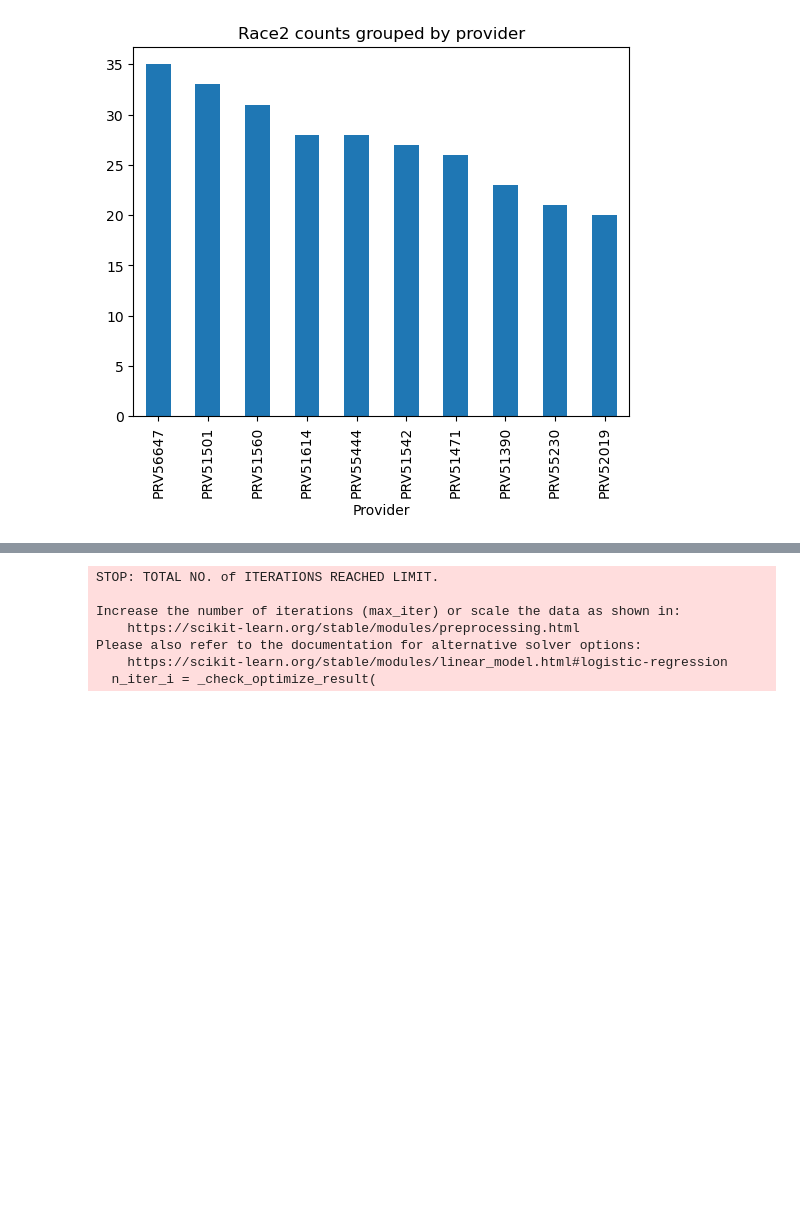
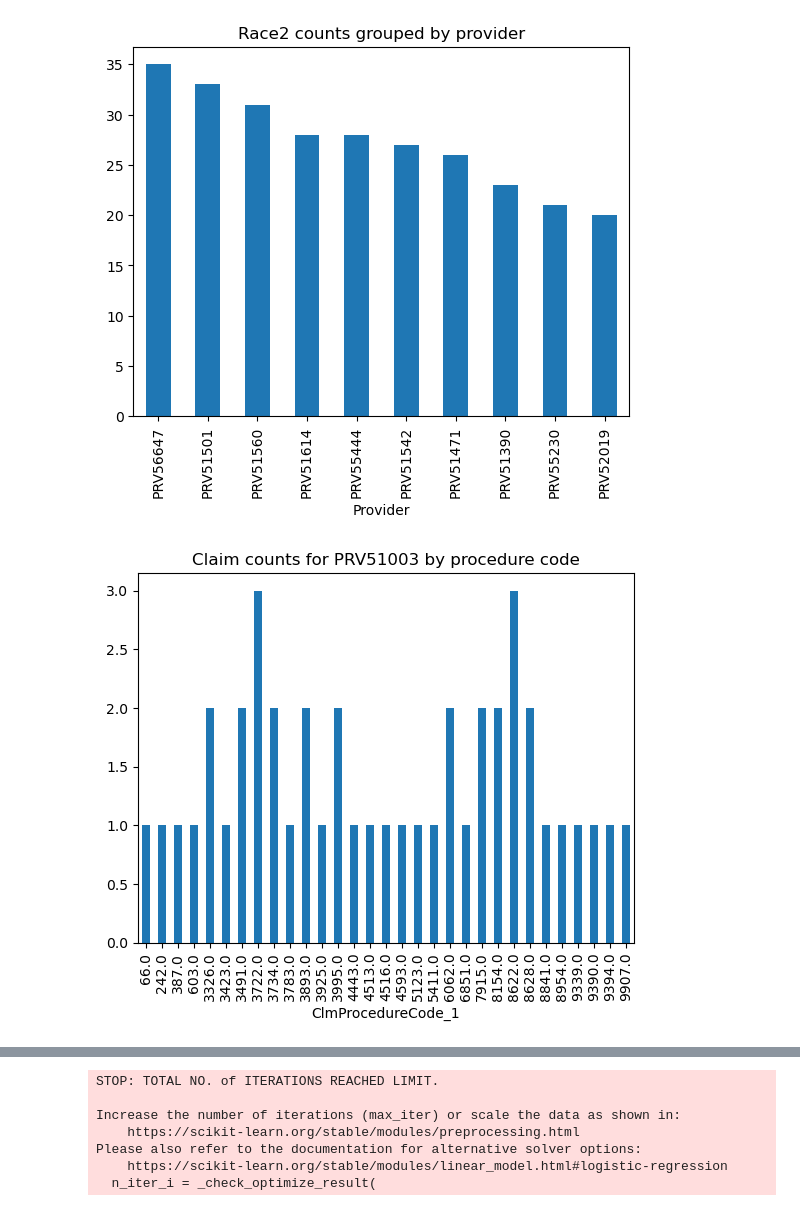
Before and after one commit to ingridchien/medical-provider-fraud-detection, a Jupyter notebook: Analysis.ipynb, the cells around one changed output, grey strips where cells are left out. Cells and saved outputs as stored; diff of their text form; code cells hidden in the pictures; blank space fills up the shorter version.

Commit message:
added plots to visualize grouped features

```diff
--- a/Analysis.ipynb
+++ b/Analysis.ipynb
@@ -706,0 +702,6 @@ plt.show()
+# %%
+# visualize claim counts per provider per claim procedure code
+inpatient_data.groupby(['Provider', 'ClmProcedureCode_1'])['ClaimID'].agg('count')['PRV51003'].iloc[1:].plot(kind='bar')
+plt.title('Claim counts for PRV51003 by procedure code');
+# %% [output]
+[figure, added]
```
Also changed, not shown: parts of 7 cells of this notebook.
